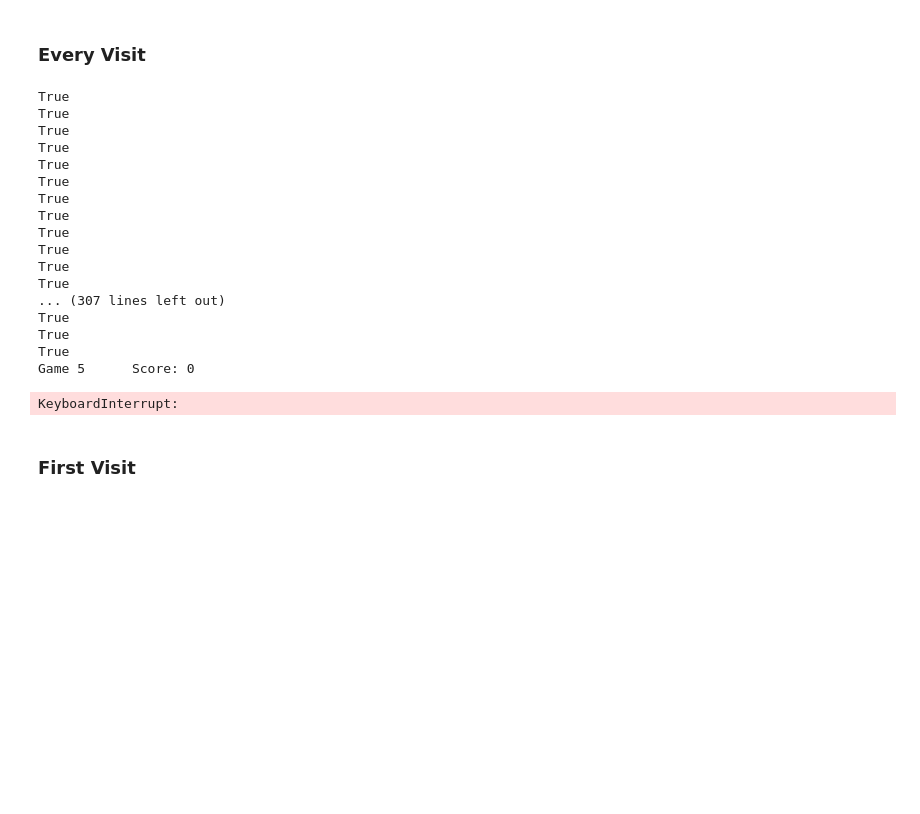
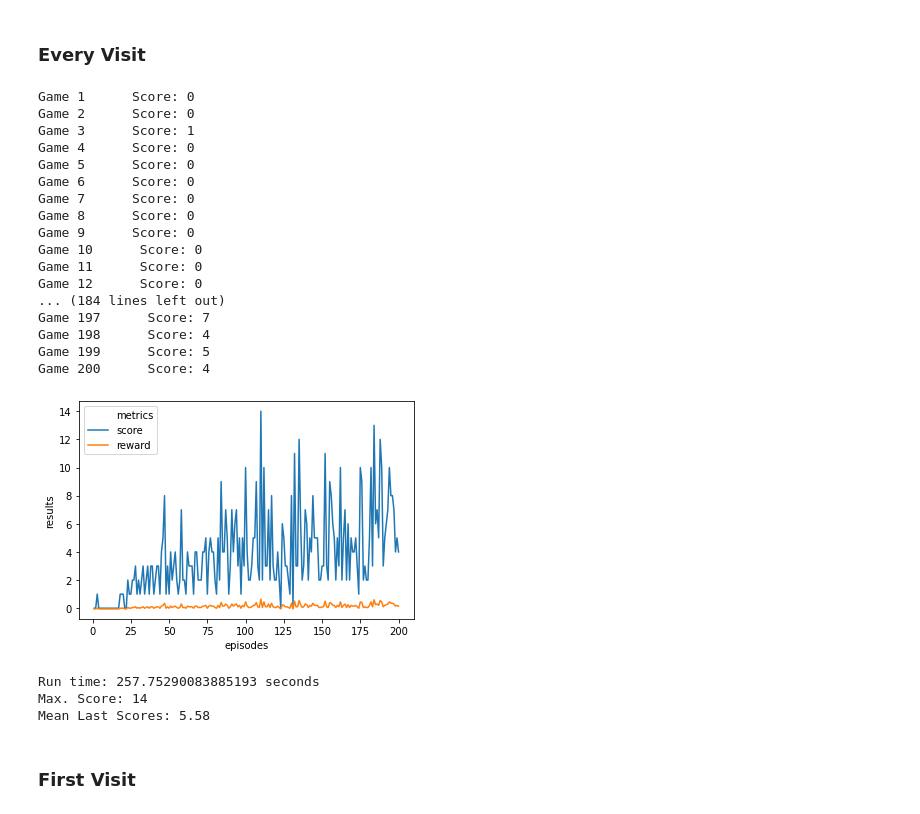
Before and after one commit to AnaClaraZoppiSerpa/snake, a Jupyter notebook: MonteCarlo.ipynb, the cells around one changed output. Drawn from its saved outputs; the diff is of its cells as text; code cells hidden in the pictures; blank space fills up the shorter version.

```diff
--- a/MonteCarlo.ipynb
+++ b/MonteCarlo.ipynb
@@ -188,53 +191,56 @@ def run_monte_carlo(agent: Agent, reward_function, episodes, display, speed, ver
         if verbose:
             print(f'Game {episode}      Score: {env.game.score}')
 
         mean_reward = episode_reward/episodes
         metrics['episodes'].append(episode)
         metrics['rewards'].append(mean_reward)
         metrics['scores'].append(env.game.score)
 
         end = time.time()
         diff = end - start
         if diff > 600: # 10min
             break
 
 
     return metrics
 
-N0 = 50
-gamma = 0.2
+N0 = 1
+gamma = 1
 
 # define agent
 monteCarloAgent = MonteCarloAgent(N0, gamma, NUM_STATES, NUM_ACTIONS, ACTION_SPACE)
 
 start = time.time()
-metrics = run_monte_carlo(monteCarloAgent, reward_function=default_reward, episodes=100, speed=0, display=True)
+metrics = run_monte_carlo(monteCarloAgent, reward_function=default_reward, episodes=200, speed=0, display=True)
 end = time.time()
 
 plot_metrics(metrics, filepath=None)
 
 print('Run time:', (end-start), 'seconds')
 print('Max. Score:', max(metrics['scores']))
 print('Mean Last Scores:', np.mean(metrics['scores'][-50:]))
 # %% [output]
-True
-True
-True
-True
-True
-True
-True
-True
-True
-True
-True
-True
-... (307 lines left out)
-True
-True
-True
+Game 1      Score: 0
+Game 2      Score: 0
+Game 3      Score: 1
+Game 4      Score: 0
 Game 5      Score: 0
+Game 6      Score: 0
+Game 7      Score: 0
+Game 8      Score: 0
+Game 9      Score: 0
+Game 10      Score: 0
+Game 11      Score: 0
+Game 12      Score: 0
+... (184 lines left out)
+Game 197      Score: 7
+Game 198      Score: 4
+Game 199      Score: 5
+Game 200      Score: 4
+[figure, added]
-KeyboardInterrupt:
+Run time: 257.75290083885193 seconds
+Max. Score: 14
+Mean Last Scores: 5.58
 # %% [markdown]
 ### First Visit
 # %%
```
Also changed, not shown: parts of 2 cells of this notebook, 2 other files.
